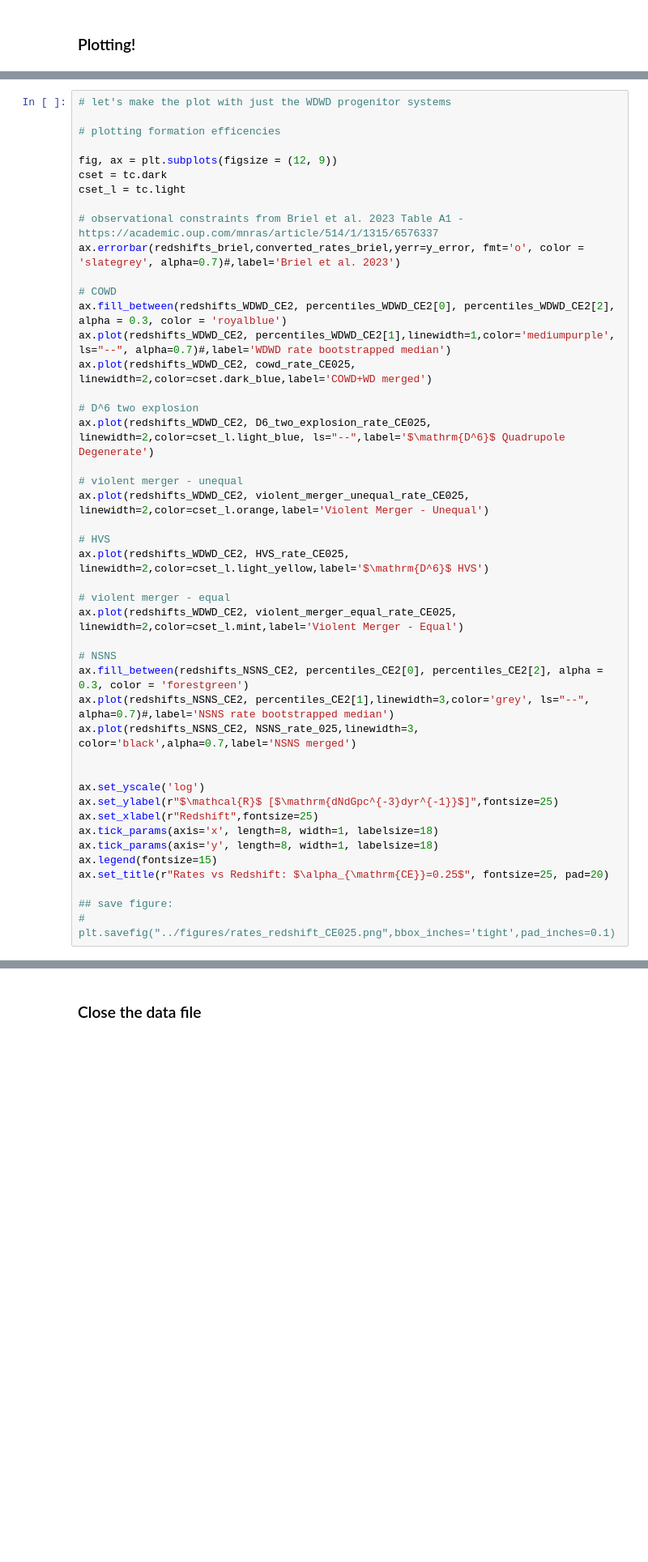
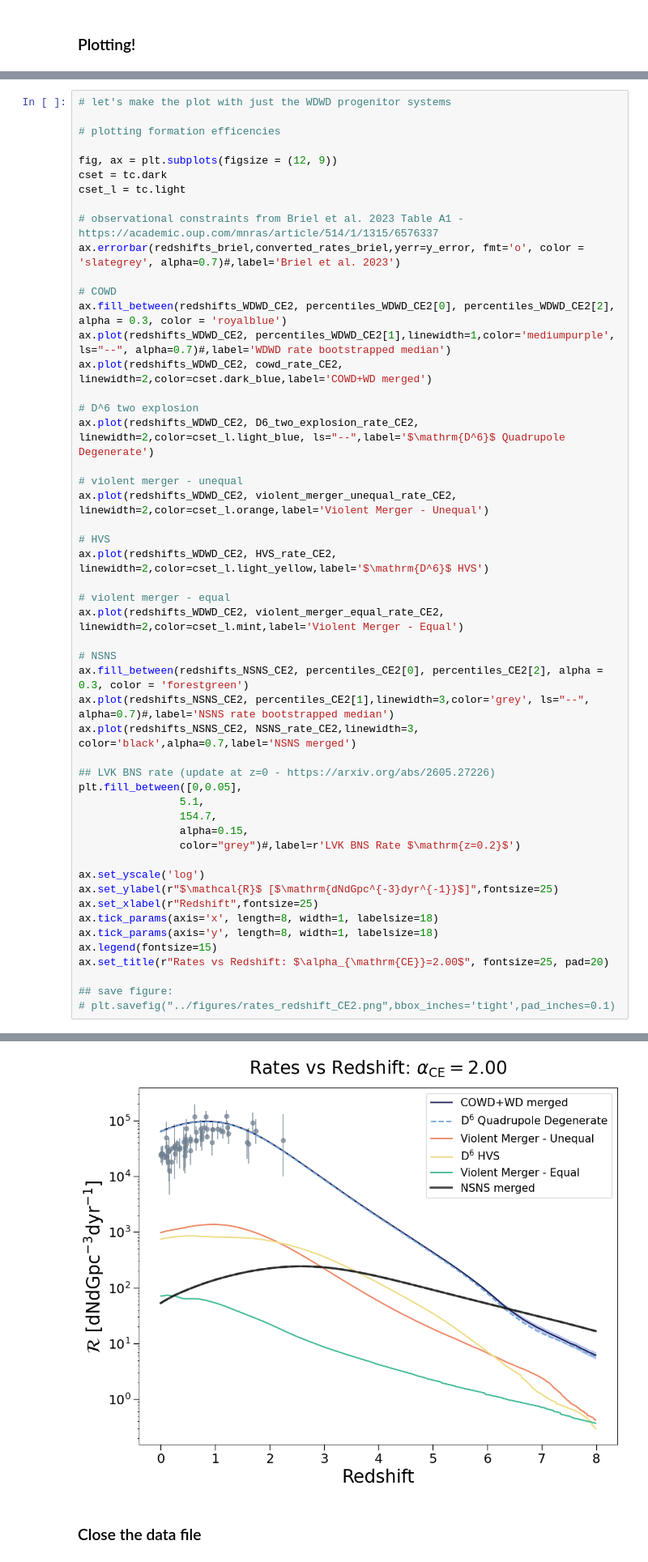
Before and after one commit to melanie-santiago26/research_work, a Jupyter notebook: making_figures/cleaned_making_figures_tutorials/code/redshift_rates_variations_CE2.ipynb, the cells around one changed output, grey strips where cells are left out. Shown at 81% size. Cells and saved outputs as stored; diff of their text form; blank space fills up the shorter version.

Commit message:
Adding LVK rates to the plots

```diff
--- a/making_figures/cleaned_making_figures_tutorials/code/redshift_rates_variations_CE2.ipynb
+++ b/making_figures/cleaned_making_figures_tutorials/code/redshift_rates_variations_CE2.ipynb
@@ -242,25 +242,31 @@ ax.errorbar(redshifts_briel,converted_rates_briel,yerr=y_error, fmt='o', color =
 # COWD
 ax.fill_between(redshifts_WDWD_CE2, percentiles_WDWD_CE2[0], percentiles_WDWD_CE2[2], alpha = 0.3, color = 'royalblue')
 ax.plot(redshifts_WDWD_CE2, percentiles_WDWD_CE2[1],linewidth=1,color='mediumpurple', ls="--", alpha=0.7)#,label='WDWD rate bootstrapped median')
-ax.plot(redshifts_WDWD_CE2, cowd_rate_CE025, linewidth=2,color=cset.dark_blue,label='COWD+WD merged')
+ax.plot(redshifts_WDWD_CE2, cowd_rate_CE2, linewidth=2,color=cset.dark_blue,label='COWD+WD merged')
 
 # D^6 two explosion
-ax.plot(redshifts_WDWD_CE2, D6_two_explosion_rate_CE025, linewidth=2,color=cset_l.light_blue, ls="--",label='$\mathrm{D^6}$ Quadrupole Degenerate')
+ax.plot(redshifts_WDWD_CE2, D6_two_explosion_rate_CE2, linewidth=2,color=cset_l.light_blue, ls="--",label='$\mathrm{D^6}$ Quadrupole Degenerate')
 
 # violent merger - unequal
-ax.plot(redshifts_WDWD_CE2, violent_merger_unequal_rate_CE025, linewidth=2,color=cset_l.orange,label='Violent Merger - Unequal')
+ax.plot(redshifts_WDWD_CE2, violent_merger_unequal_rate_CE2, linewidth=2,color=cset_l.orange,label='Violent Merger - Unequal')
 
 # HVS
-ax.plot(redshifts_WDWD_CE2, HVS_rate_CE025, linewidth=2,color=cset_l.light_yellow,label='$\mathrm{D^6}$ HVS')
+ax.plot(redshifts_WDWD_CE2, HVS_rate_CE2, linewidth=2,color=cset_l.light_yellow,label='$\mathrm{D^6}$ HVS')
 
 # violent merger - equal
-ax.plot(redshifts_WDWD_CE2, violent_merger_equal_rate_CE025, linewidth=2,color=cset_l.mint,label='Violent Merger - Equal')
+ax.plot(redshifts_WDWD_CE2, violent_merger_equal_rate_CE2, linewidth=2,color=cset_l.mint,label='Violent Merger - Equal')
 
 # NSNS
 ax.fill_between(redshifts_NSNS_CE2, percentiles_CE2[0], percentiles_CE2[2], alpha = 0.3, color = 'forestgreen')
 ax.plot(redshifts_NSNS_CE2, percentiles_CE2[1],linewidth=3,color='grey', ls="--", alpha=0.7)#,label='NSNS rate bootstrapped median')
-ax.plot(redshifts_NSNS_CE2, NSNS_rate_025,linewidth=3, color='black',alpha=0.7,label='NSNS merged')
+ax.plot(redshifts_NSNS_CE2, NSNS_rate_CE2,linewidth=3, color='black',alpha=0.7,label='NSNS merged')
 
+## LVK BNS rate (update at z=0 - https://arxiv.org/abs/2605.27226)
+plt.fill_between([0,0.05],
+                5.1,
+                154.7,
+                alpha=0.15,
+                color="grey")#,label=r'LVK BNS Rate $\mathrm{z=0.2}$')
 
 ax.set_yscale('log')
 ax.set_ylabel(r"$\mathcal{R}$ [$\mathrm{dNdGpc^{-3}dyr^{-1}}$]",fontsize=25)
@@ -268,7 +274,8 @@ ax.set_xlabel(r"Redshift",fontsize=25)
 ax.tick_params(axis='x', length=8, width=1, labelsize=18)
 ax.tick_params(axis='y', length=8, width=1, labelsize=18)
 ax.legend(fontsize=15)
-ax.set_title(r"Rates vs Redshift: $\alpha_{\mathrm{CE}}=0.25$", fontsize=25, pad=20)
+ax.set_title(r"Rates vs Redshift: $\alpha_{\mathrm{CE}}=2.00$", fontsize=25, pad=20)
 
 ## save figure:
-# plt.savefig("../figures/rates_redshift_CE025.png",bbox_inches='tight',pad_inches=0.1)
+# plt.savefig("../figures/rates_redshift_CE2.png",bbox_inches='tight',pad_inches=0.1)
+# %% [output]
@@ -275,3 +283,4 @@ ax.set_title(r"Rates vs Redshift: $\alpha_{\mathrm{CE}}=0.25$", fontsize=25, pad
+[figure, added]
 # %% [markdown]
 ### Close the data file
 # %%
```
Also changed, not shown: parts of 1 cell of this notebook, 4 other files.
